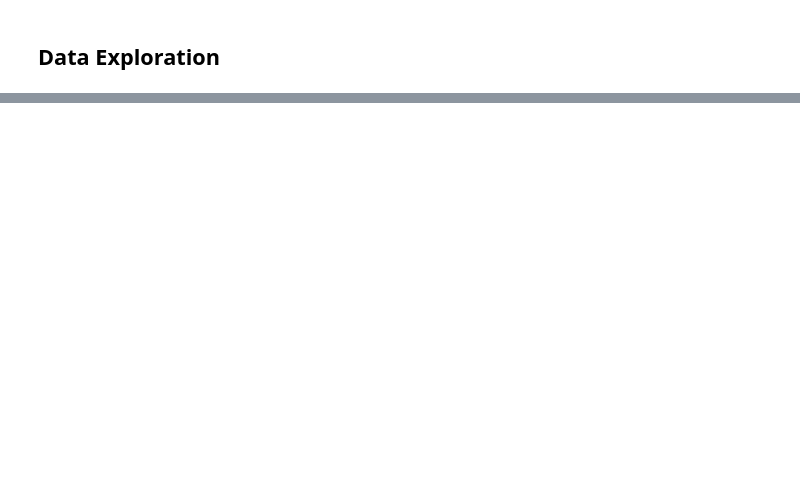
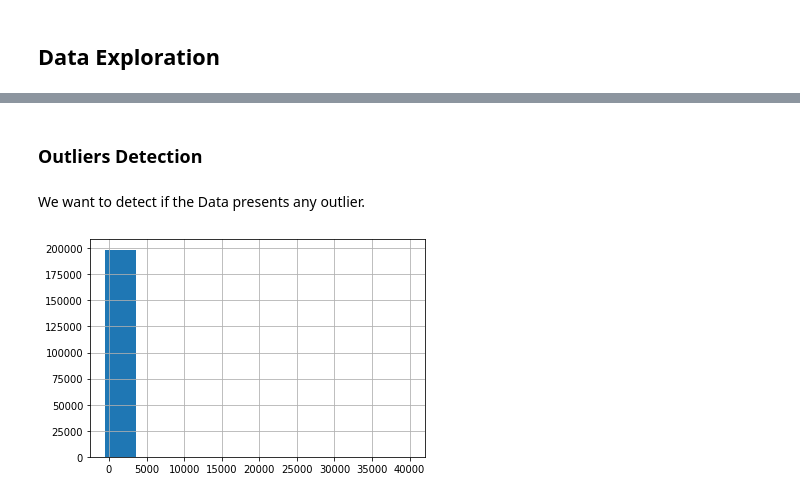
Before and after one commit to valenmongi/ML, a Jupyter notebook: APP TNA Prov/Dataset/DATA.ipynb, the cells around one changed output, grey strips where cells are left out. Saved outputs shown, nothing was run; the diff lists cells and outputs as text; code cells hidden in the pictures; blank space fills up the shorter version.

```diff
--- a/APP TNA Prov/Dataset/DATA.ipynb
+++ b/APP TNA Prov/Dataset/DATA.ipynb
@@ -179,0 +411,8 @@ group.groupby('Fecha').sum()
+# %% [markdown]
+### Outliers Detection
+# %% [markdown]
+We want to detect if the Data presents any outlier.
+# %%
+tna_nominal.credito_devengado.hist();
+# %% [output]
+[figure, added]
```
Also changed, not shown: parts of 103 cells of this notebook.
